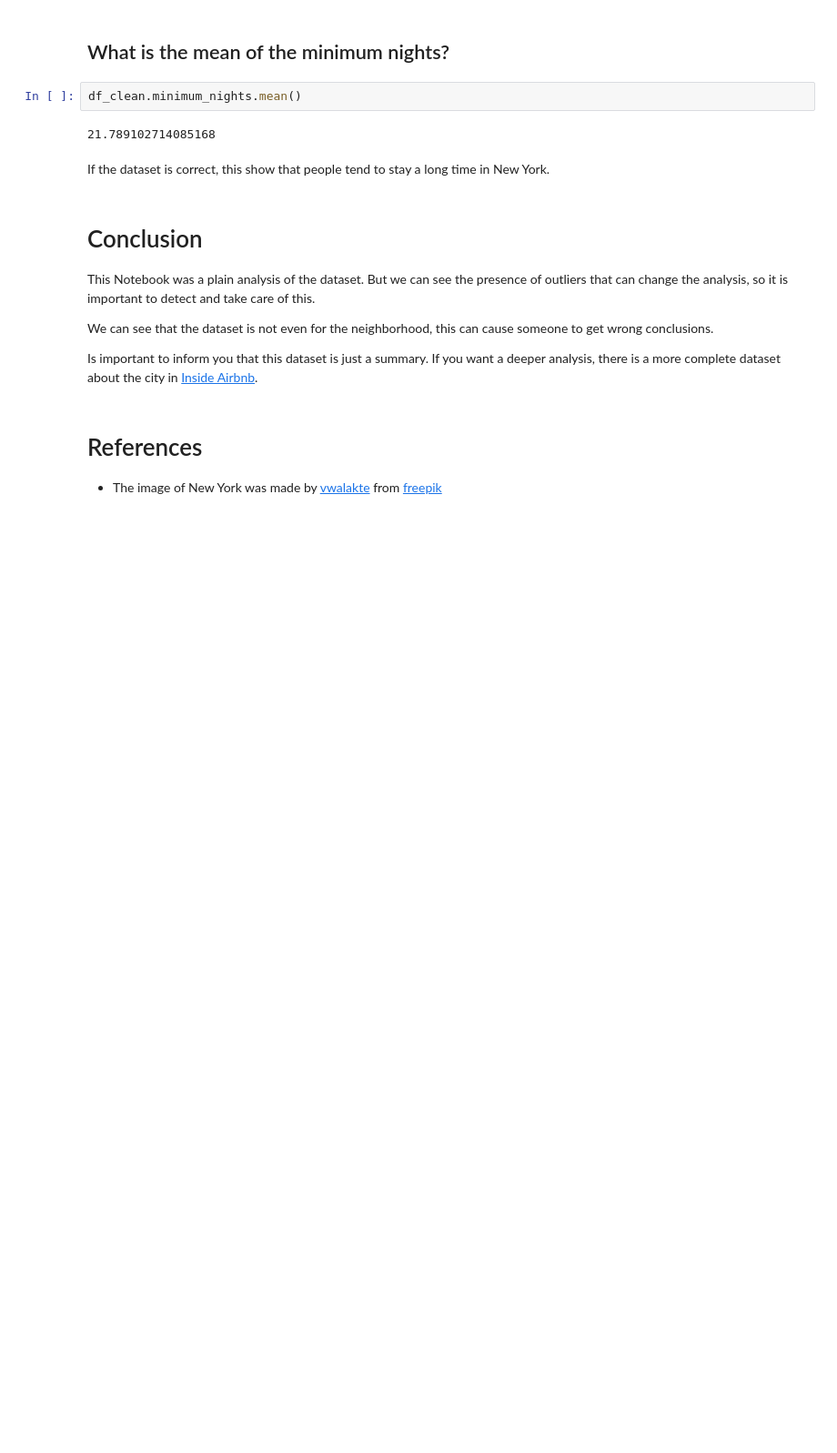
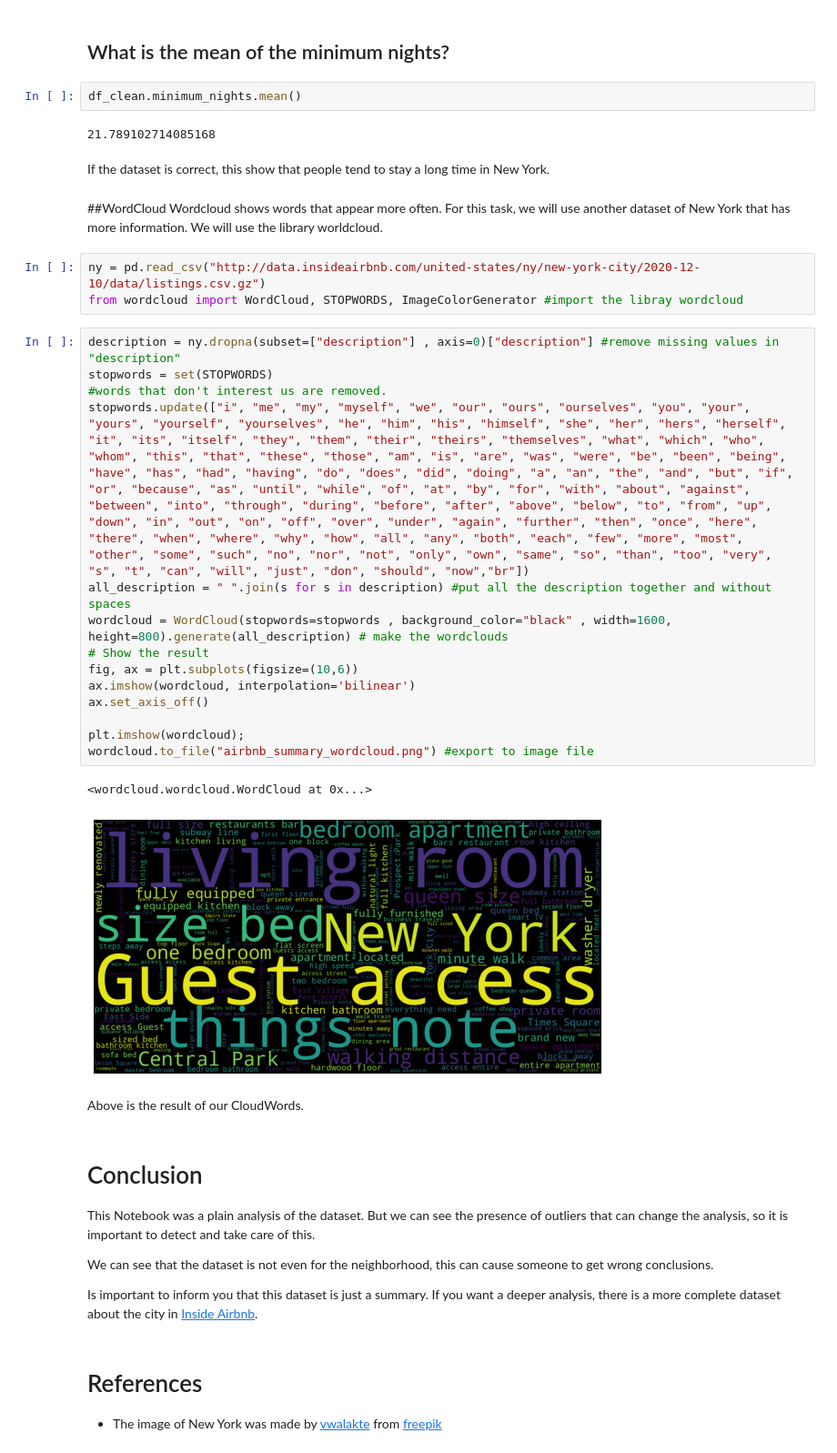
Before and after one commit to Gianlucca123/Data-Analysis-from-Airbnb, a Jupyter notebook: Data_Analysis_from_Airbnb.ipynb, the cells around one changed output. Shown at 91% size. Cells and saved outputs as stored; diff of their text form; blank space fills up the shorter version.

```diff
--- a/Data_Analysis_from_Airbnb.ipynb
+++ b/Data_Analysis_from_Airbnb.ipynb
@@ -325,6 +325,32 @@ df_clean.minimum_nights.mean()
 21.789102714085168
 # %% [markdown]
 If the dataset is correct, this show that people tend to stay a long time in New York.
+# %% [markdown]
+##WordCloud
+Wordcloud shows words that appear more often. For this task, we will use another dataset of New York that has more information.
+We will use the library worldcloud.
+# %%
+ny = pd.read_csv("http://data.insideairbnb.com/united-states/ny/new-york-city/2020-12-10/data/listings.csv.gz")
+from wordcloud import WordCloud, STOPWORDS, ImageColorGenerator #import the libray wordcloud
+# %%
+description = ny.dropna(subset=["description"] , axis=0)["description"] #remove missing values in "description"
+stopwords = set(STOPWORDS)
+#words that don't interest us are removed.
+stopwords.update(["i", "me", "my", "myself", "we", "our", "ours", "ourselves", "you", "your", "yours", "yourself", "yourselves", "he", "him", "his", "himself", "she", "her", "hers", "herself", "it", "its", "itself", "they", "them", "their", "theirs", "themselves", "what", "which", "who", "whom", "this", "that", "these", "those", "am", "is", "are", "was", "were", "be", "been", "being", "have", "has", "had", "having", "do", "does", "did", "doing", "a", "an", "the", "and", "but", "if", "or", "because", "as", "until", "while", "of", "at", "by", "for", "with", "about", "against", "between", "into", "through", "during", "before", "after", "above", "below", "to", "from", "up", "down", "in", "out", "on", "off", "over", "under", "again", "further", "then", "once", "here", "there", "when", "where", "why", "how", "all", "any", "both", "each", "few", "more", "most", "other", "some", "such", "no", "nor", "not", "only", "own", "same", "so", "than", "too", "very", "s", "t", "can", "will", "just", "don", "should", "now","br"])
+all_description = " ".join(s for s in description) #put all the description together and without spaces
+wordcloud = WordCloud(stopwords=stopwords , background_color="black" , width=1600, height=800).generate(all_description) # make the wordclouds
+# Show the result
+fig, ax = plt.subplots(figsize=(10,6))
+ax.imshow(wordcloud, interpolation='bilinear')
+ax.set_axis_off()
+
+plt.imshow(wordcloud);
+wordcloud.to_file("airbnb_summary_wordcloud.png") #export to image file
+# %% [output]
+<wordcloud.wordcloud.WordCloud at 0x...>
+[figure, added]
+# %% [markdown]
+Above is the result of our CloudWords.
 # %% [markdown]
 # Conclusion
 This Notebook was a plain analysis of the dataset. But we can see the presence of outliers that can change the analysis, so it is important to detect and take care of this.
```
Also changed, not shown: parts of 1 cell of this notebook.
